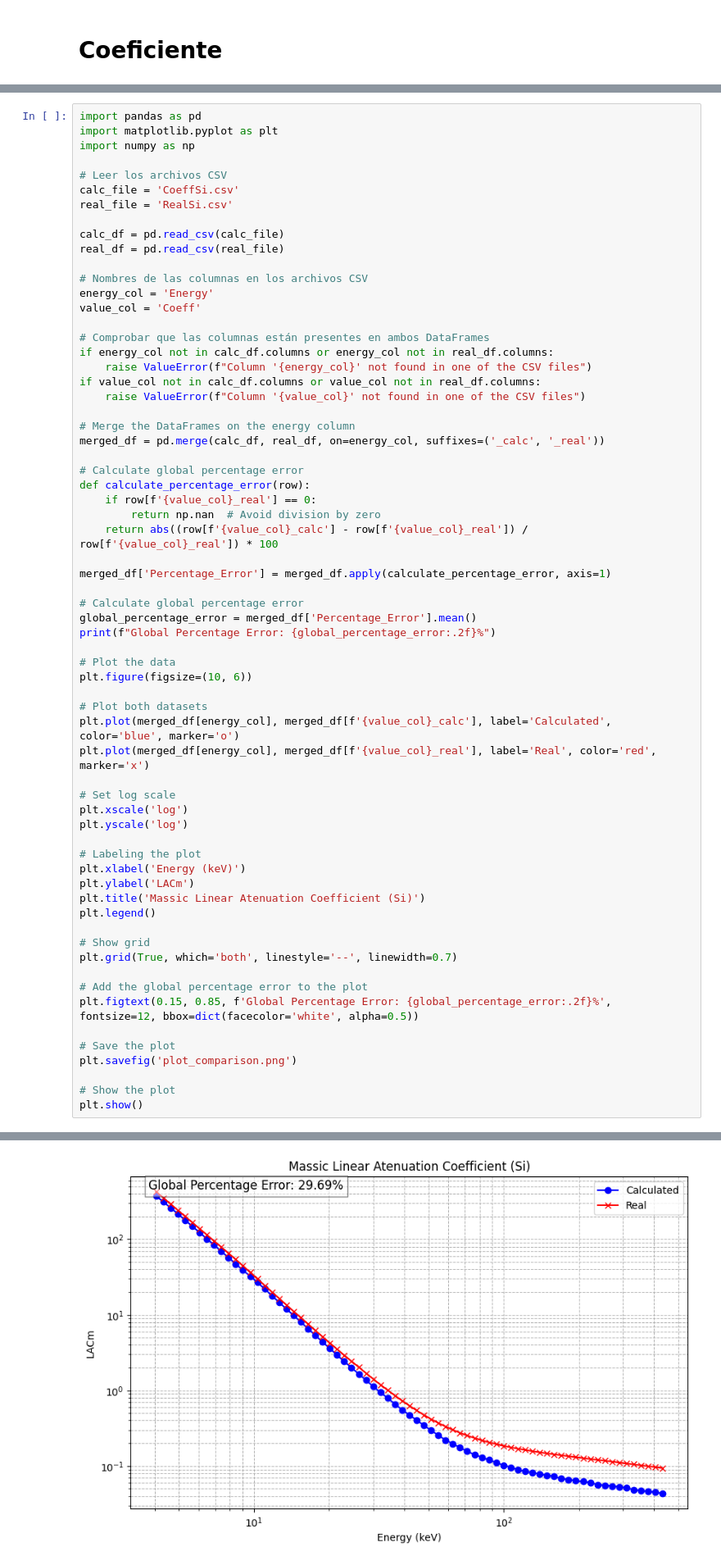
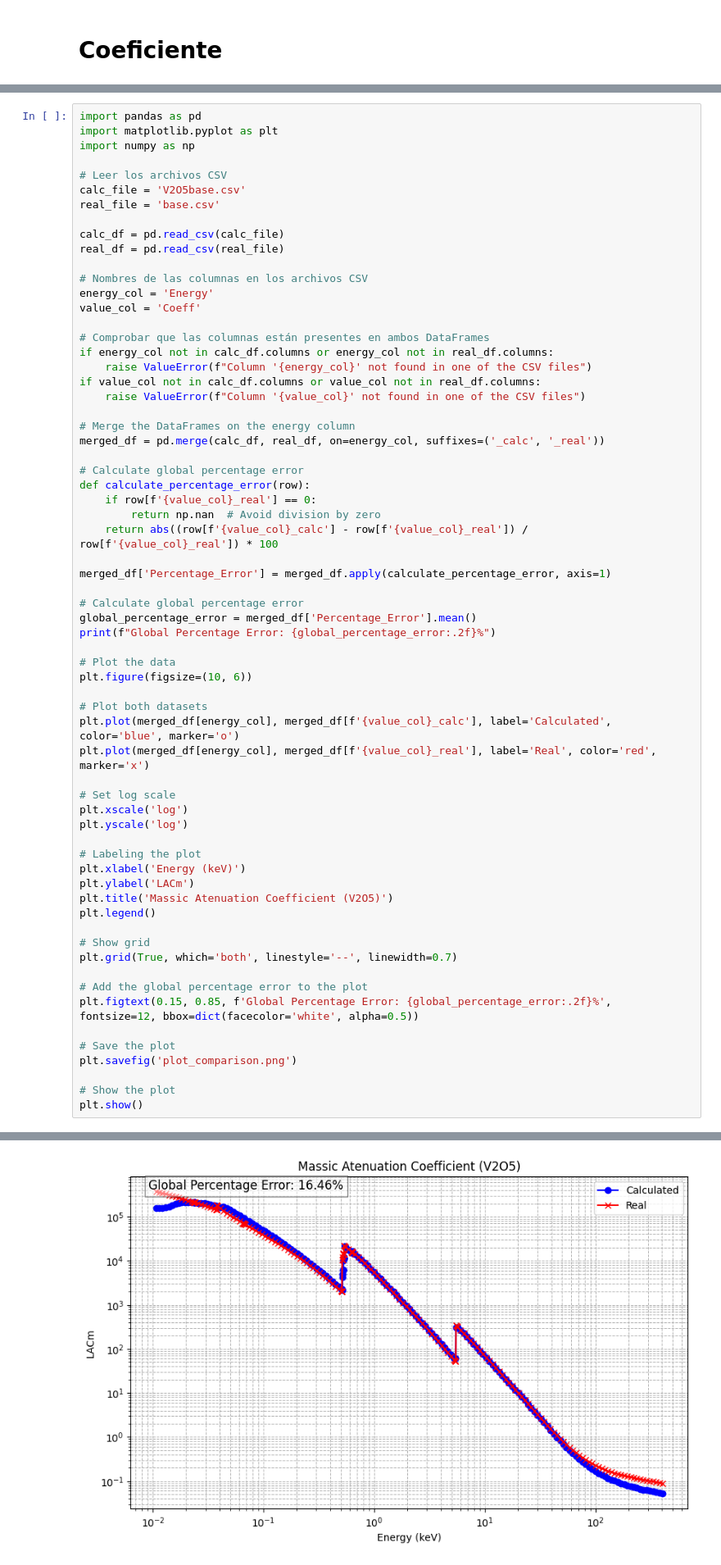
Before and after one commit to alonsoaf777/Geant4Charact2, a Jupyter notebook: G4-PCM/Bisection.ipynb, the cells around one changed output, grey strips where cells are left out. Shown at 82% size. Drawn from its saved outputs; the diff is of its cells as text.

```diff
--- a/G4-PCM/Bisection.ipynb
+++ b/G4-PCM/Bisection.ipynb
@@ -973,8 +973,8 @@ import matplotlib.pyplot as plt
 import numpy as np
 
 # Leer los archivos CSV
-calc_file = 'CoeffSi.csv'
-real_file = 'RealSi.csv'
+calc_file = 'V2O5base.csv'
+real_file = 'base.csv'
 
 calc_df = pd.read_csv(calc_file)
 real_df = pd.read_csv(real_file)
@@ -1018,7 +1018,7 @@ plt.yscale('log')
 # Labeling the plot
 plt.xlabel('Energy (keV)')
 plt.ylabel('LACm')
-plt.title('Massic Linear Atenuation Coefficient (Si)')
+plt.title('Massic Atenuation Coefficient (V2O5)')
 plt.legend()
 
 # Show grid
@@ -1037 +1037 @@ Global Percentage Error: 29.69%
-[figure, old version]
+[figure, new version]
```
Also changed, not shown: parts of 3 cells of this notebook, 5 other files.
